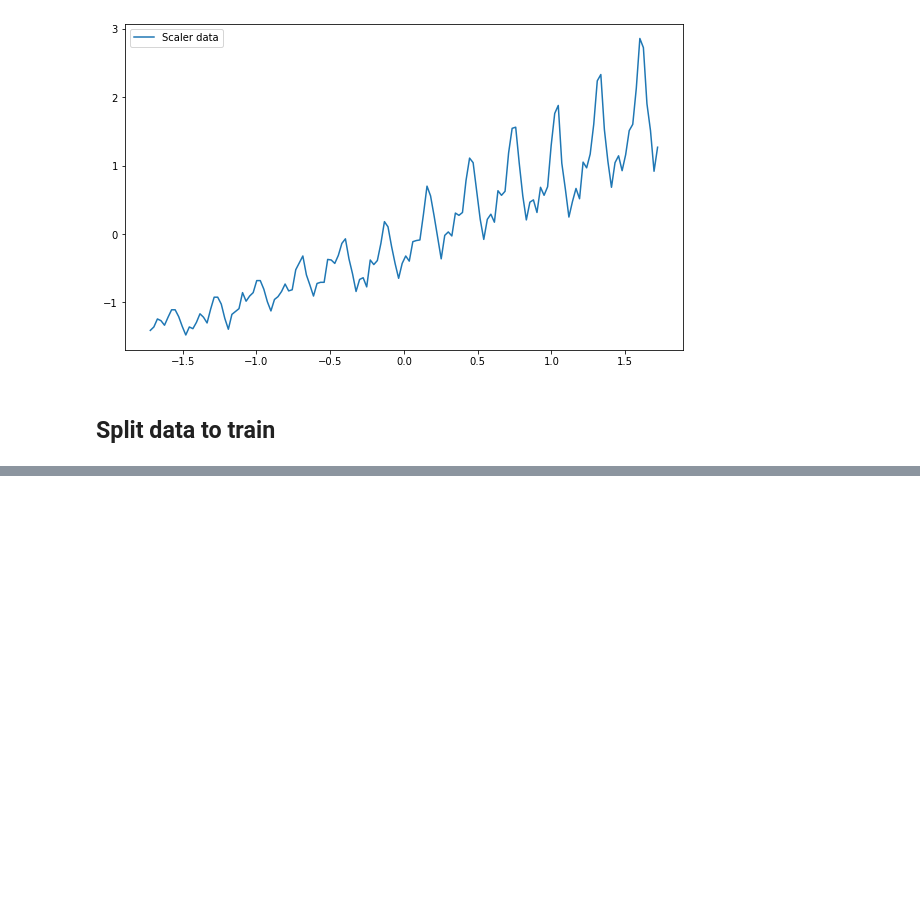
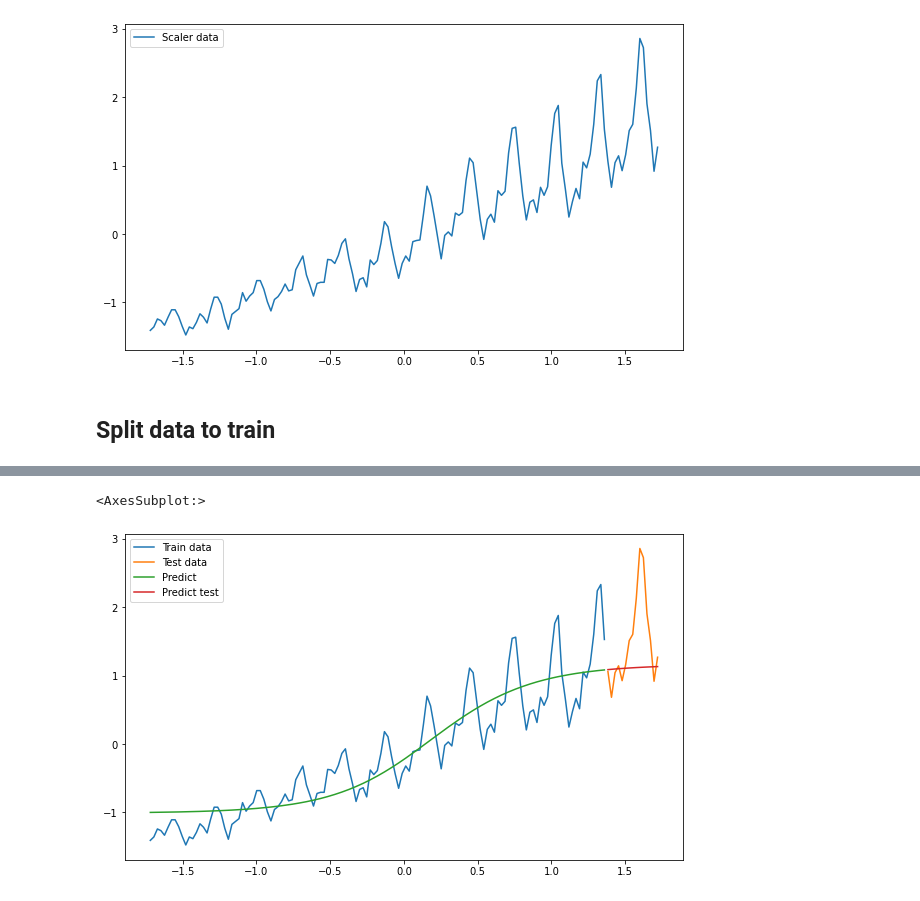
Before and after one commit to BrunoASNascimento/ml_study, a Jupyter notebook: TensorFlow/alura-keras_deep_learning-previsao_com_keras.ipynb, the cells around one changed output, grey strips where cells are left out. Drawn from its saved outputs; the diff is of its cells as text; code cells hidden in the pictures; blank space fills up the shorter version.

```diff
--- a/TensorFlow/alura-keras_deep_learning-previsao_com_keras.ipynb
+++ b/TensorFlow/alura-keras_deep_learning-previsao_com_keras.ipynb
@@ -82,0 +281,2 @@ sns.lineplot(
+# %%
+model_regression_multi_fields.fit(x_train,y_train,epochs=1000)
@@ -82,0 +302,3 @@ sns.lineplot(
+# %%
+y_predict = model_regression_multi_fields.predict(x_train)
+y_predict_test = model_regression_multi_fields.predict(x_test)
@@ -82,0 +308,24 @@ sns.lineplot(
+# %%
+sns.lineplot(
+    x=x_train,
+    y=y_train,
+    label='Train data'
+)
+sns.lineplot(
+    x=x_test,
+    y=y_test,
+    label='Test data'
+)
+sns.lineplot(
+    x=x_train,
+    y=y_predict[:,0],
+    label='Predict'
+)
+sns.lineplot(
+    x=x_test,
+    y=y_predict_test[:, 0],
+    label='Predict test'
+)
+# %% [output]
+<AxesSubplot:>
+[figure, added]
```
Also changed, not shown: parts of 25 cells of this notebook.
